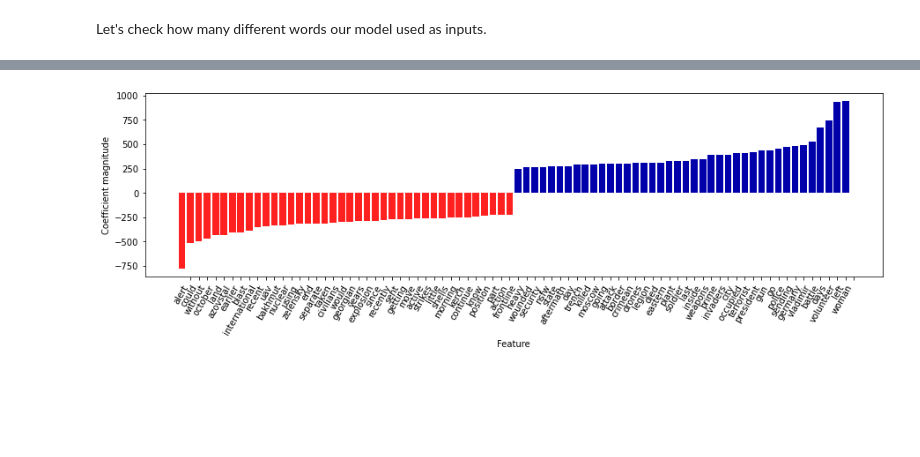
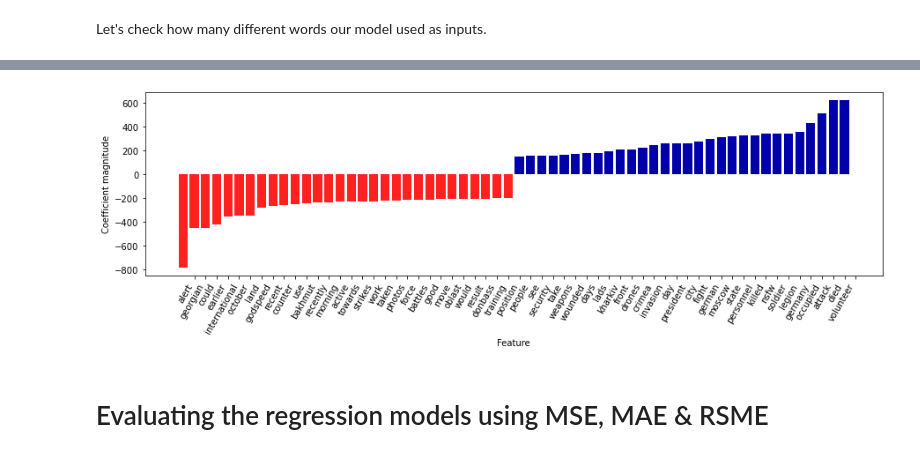
Before and after one commit to SebastianRosenquist/BigDataEksamen, a Jupyter notebook: exam_project_cleaned.ipynb, the cells around one changed output, grey strips where cells are left out. Saved outputs shown, nothing was run; the diff lists cells and outputs as text; code cells hidden in the pictures; blank space fills up the shorter version.

```diff
--- a/exam_project_cleaned.ipynb
+++ b/exam_project_cleaned.ipynb
@@ -373,12 +416,16 @@ from sklearn.ensemble import RandomForestRegressor
 model = RandomForestRegressor()
 
 # Set the hyperparameters of the model
-model.n_estimators = 50  # Number of trees in the forest
-model.max_depth = 30  # Maximum depth of the tree
-model.min_samples_split = 10  # Minimum number of samples required to split a node
-model.min_samples_leaf = 1
+model.n_estimators = 100  # Number of trees in the forest
+model.max_depth = None  # Maximum depth of the tree
+model.min_samples_split = 5  # Minimum number of samples required to split a node
+model.min_samples_leaf = 2
 
 model.fit(X_train,y_train)
+
+#Defines prediction as an object to use for model evaluation
+rfpred2 = model.predict(X_test)
+
 print("Training set score: {:.3f}".format(model.score(X_train, y_train)))
 print("Test score: {:.5f}".format(model.score(X_test, y_test)))
 # %% [output]
@@ -411,9 +458,9 @@ model = KNeighborsRegressor()
 
 # Define the hyperparameter grid
 param_grid = {
-    'n_neighbors': [3, 5, 7, 9],
+    'n_neighbors': [3, 5, 7, 9, 13, 88, 89, 90, 91, 92, 93, 94, 95],
     'weights': ['uniform', 'distance'],
-    'p': [1, 2]
+    'p': [1, 2, 3]
 }
 
 # Create a grid search object
@@ -432,15 +479,19 @@ We'll then check to see if these parameters give a better result.
 # %%
 import mglearn
 
-# Create an instance of the RandomForestRegressor class
-model = KNeighborsRegressor(n_neighbors=3)
+# Create an instance of the KNeighborRegressor class
+model = KNeighborsRegressor()
 
 # Set the hyperparameters of the model
-model.n_neighbors = 9  # Number of trees in the forest
-model.p = 2  # Maximum depth of the tree
-model.weights = 'distance'  # Minimum number of samples required to split a node
+model.n_neighbors = 95  # Number of neighbors
+model.p = 2  #
+model.weights = 'distance'  #
 
 model.fit(X_train,y_train)
+
+#Defines prediction as an object, to use for model evaluation
+kregpred2 = model.predict(X_test)
+
 print("Training set score: {:.3f}".format(model.score(X_train, y_train)))
 print("Test score: {:.5f}".format(model.score(X_test, y_test)))
 # %% [output]
@@ -535,8 +561,13 @@ model = LinearRegression()
 # Set the hyperparameters of the model
 
 model.fit_intercept = True
+model.positive = False
 
 model.fit(X_train,y_train)
+
+#Defines prediction as an object
+lgpred2 = model.predict(X_test)
+
 print("Training set score: {:.3f}".format(model.score(X_train, y_train)))
 print("Test score: {:.5f}".format(model.score(X_test, y_test)))
 # %% [output]
@@ -552,8 +583,10 @@ len(feature_names)
 # %%
 import mglearn
 
 mglearn.tools.visualize_coefficients(
         model.coef_,
-        feature_names, n_top_features=40)
+        feature_names, n_top_features=30)
 # %% [output]
-[figure, old version]
+[figure, new version]
+# %% [markdown]
+<h1> Evaluating the regression models using MSE, MAE & RSME </h1>
```
Also changed, not shown: parts of 33 cells of this notebook.
